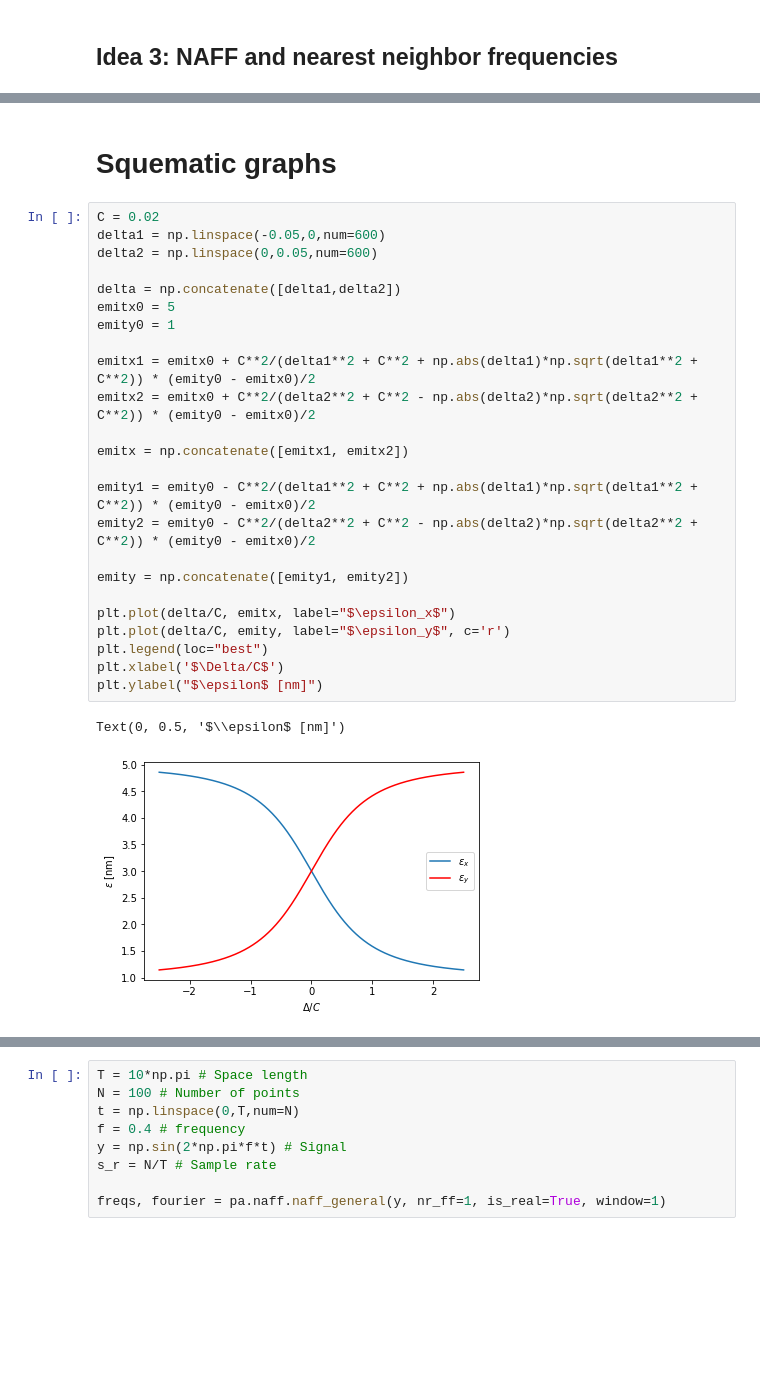
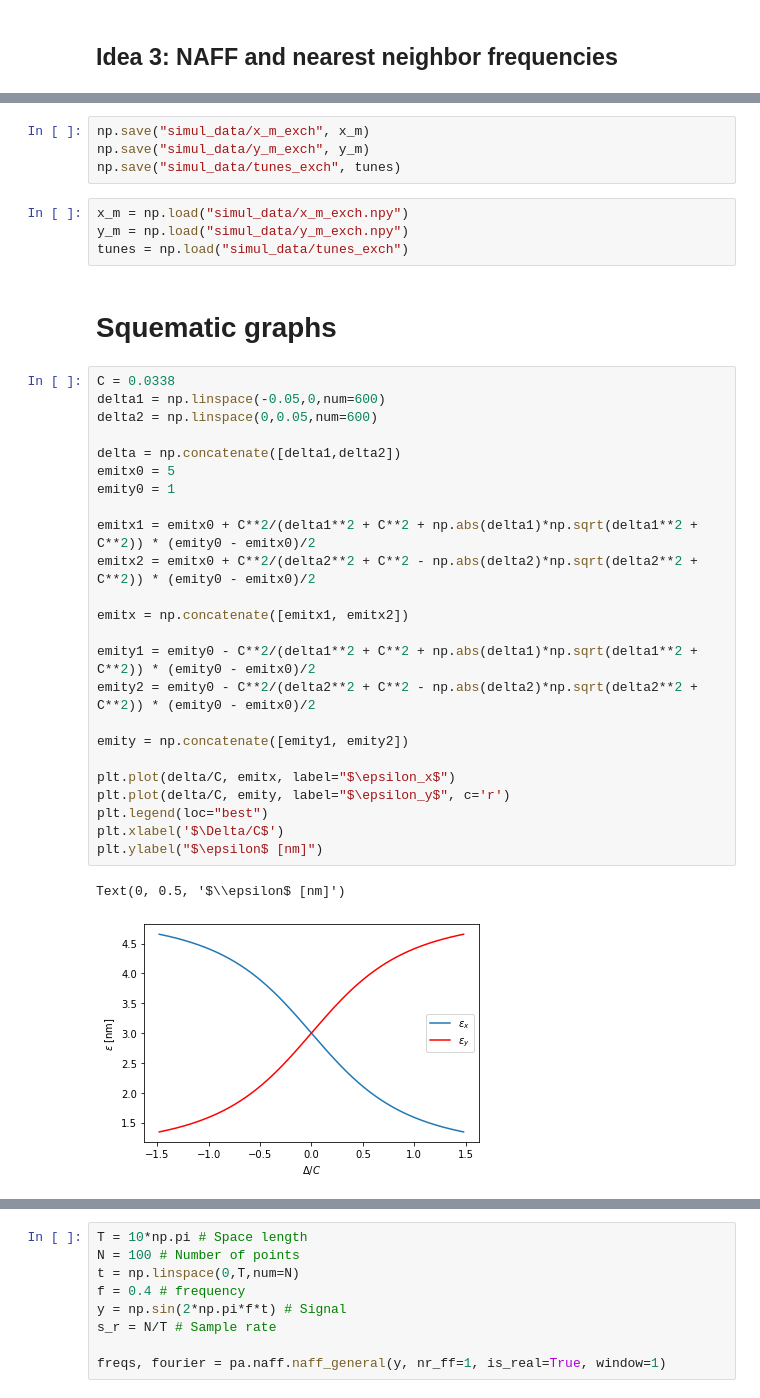
Before and after one commit to lnls-fac/apsuite, a Jupyter notebook: apsuite/emittance_exchange/bo_tune_measure/tune_measure_tests.ipynb, the cells around one changed output, grey strips where cells are left out. Drawn from its saved outputs; the diff is of its cells as text; blank space fills up the shorter version.

```diff
--- a/apsuite/emittance_exchange/bo_tune_measure/tune_measure_tests.ipynb
+++ b/apsuite/emittance_exchange/bo_tune_measure/tune_measure_tests.ipynb
@@ -193,32 +210,40 @@ freqs, espc1, espc2 = tm.spectrum_evolution_mean(x_m,y_m,200)
+# %%
+np.save("simul_data/x_m_exch", x_m)
+np.save("simul_data/y_m_exch", y_m)
+np.save("simul_data/tunes_exch", tunes)
+# %%
+x_m = np.load("simul_data/x_m_exch.npy")
+y_m = np.load("simul_data/y_m_exch.npy")
+tunes = np.load("simul_data/tunes_exch")
 # %% [markdown]
 # Squematic graphs
 # %%
-C = 0.02
+C = 0.0338
 delta1 = np.linspace(-0.05,0,num=600)
 delta2 = np.linspace(0,0.05,num=600)
 
 delta = np.concatenate([delta1,delta2])
 emitx0 = 5
 emity0 = 1
 
 emitx1 = emitx0 + C**2/(delta1**2 + C**2 + np.abs(delta1)*np.sqrt(delta1**2 + C**2)) * (emity0 - emitx0)/2
 emitx2 = emitx0 + C**2/(delta2**2 + C**2 - np.abs(delta2)*np.sqrt(delta2**2 + C**2)) * (emity0 - emitx0)/2
 
 emitx = np.concatenate([emitx1, emitx2])
 
 emity1 = emity0 - C**2/(delta1**2 + C**2 + np.abs(delta1)*np.sqrt(delta1**2 + C**2)) * (emity0 - emitx0)/2
 emity2 = emity0 - C**2/(delta2**2 + C**2 - np.abs(delta2)*np.sqrt(delta2**2 + C**2)) * (emity0 - emitx0)/2
 
 emity = np.concatenate([emity1, emity2])
 
 plt.plot(delta/C, emitx, label="$\epsilon_x$")
 plt.plot(delta/C, emity, label="$\epsilon_y$", c='r')
 plt.legend(loc="best")
 plt.xlabel('$\Delta/C$')
 plt.ylabel("$\epsilon$ [nm]")
 # %% [output]
 Text(0, 0.5, '$\\epsilon$ [nm]')
-[figure, old version]
+[figure, new version]
 # %%
 q2 = 0.4
 q1 = q2 + delta
```
Also changed, not shown: parts of 5 cells of this notebook, 3 other files.
